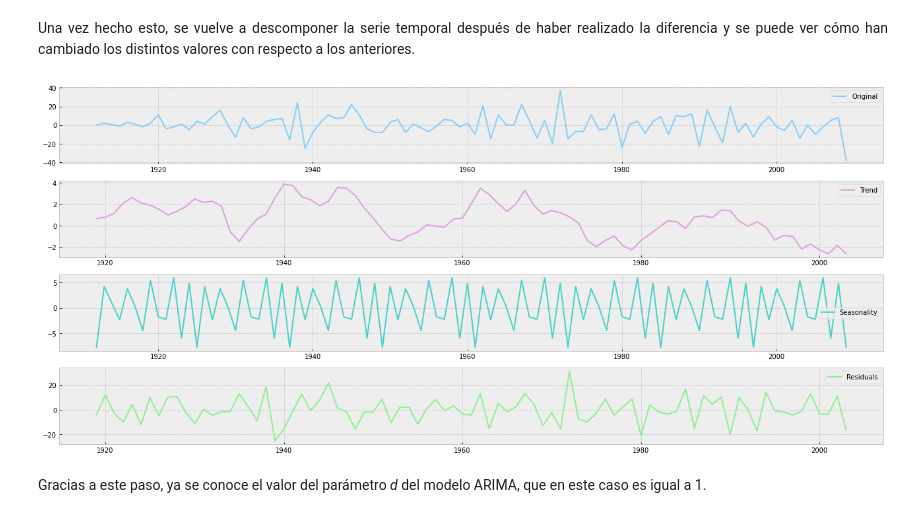
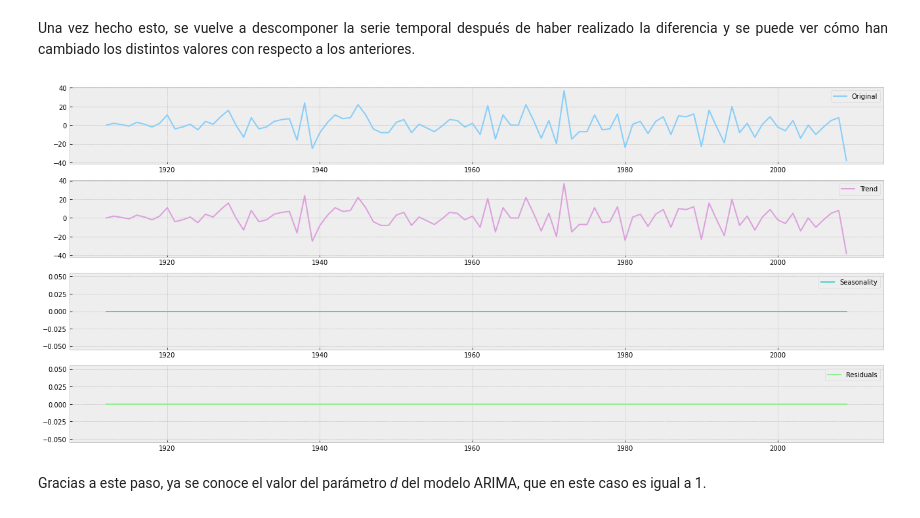
Before and after one commit to alu0100889635/TAAD, a Jupyter notebook: P3AST/Proyecto_AST_TAAD.ipynb, the cells around one changed output. Cells and saved outputs as stored; diff of their text form; code cells hidden in the pictures.

```diff
--- a/P3AST/Proyecto_AST_TAAD.ipynb
+++ b/P3AST/Proyecto_AST_TAAD.ipynb
@@ -851,26 +851,26 @@ True
 # %% [markdown]
 <p align="justify">Una vez hecho esto, se vuelve a descomponer la serie temporal después de haber realizado la diferencia y se puede ver cómo han cambiado los distintos valores con respecto a los anteriores.</p>
 # %%
-decomposition = seasonal_decompose(year_count_first_diff, period=12)
+decomposition = seasonal_decompose(year_count_first_diff, period=1)
 trend = decomposition.trend
 seasonal = decomposition.seasonal
 residual = decomposition.resid
 plt.rcParams['figure.figsize'] = (18, 8)
 plt.subplot(411)
 plt.plot(year_count_first_diff, label='Original', color="lightskyblue")
 plt.legend(loc='best')
 plt.subplot(412)
 plt.plot(trend, label='Trend', color="plum")
 plt.legend(loc='best')
 plt.subplot(413)
 plt.plot(seasonal,label='Seasonality', color="mediumturquoise")
 plt.legend(loc='best')
 plt.subplot(414)
 plt.plot(residual, label='Residuals', color="lightgreen")
 plt.legend(loc='best')
 plt.tight_layout()
 # %% [output]
-[figure, old version]
+[figure, new version]
 # %% [markdown]
 <p align="justify">Gracias a este paso, ya se conoce el valor del parámetro <i>d</i> del modelo ARIMA, que en este caso es igual a 1.</p>
 # %% [markdown]
```
Also changed, not shown: parts of 11 cells of this notebook.
